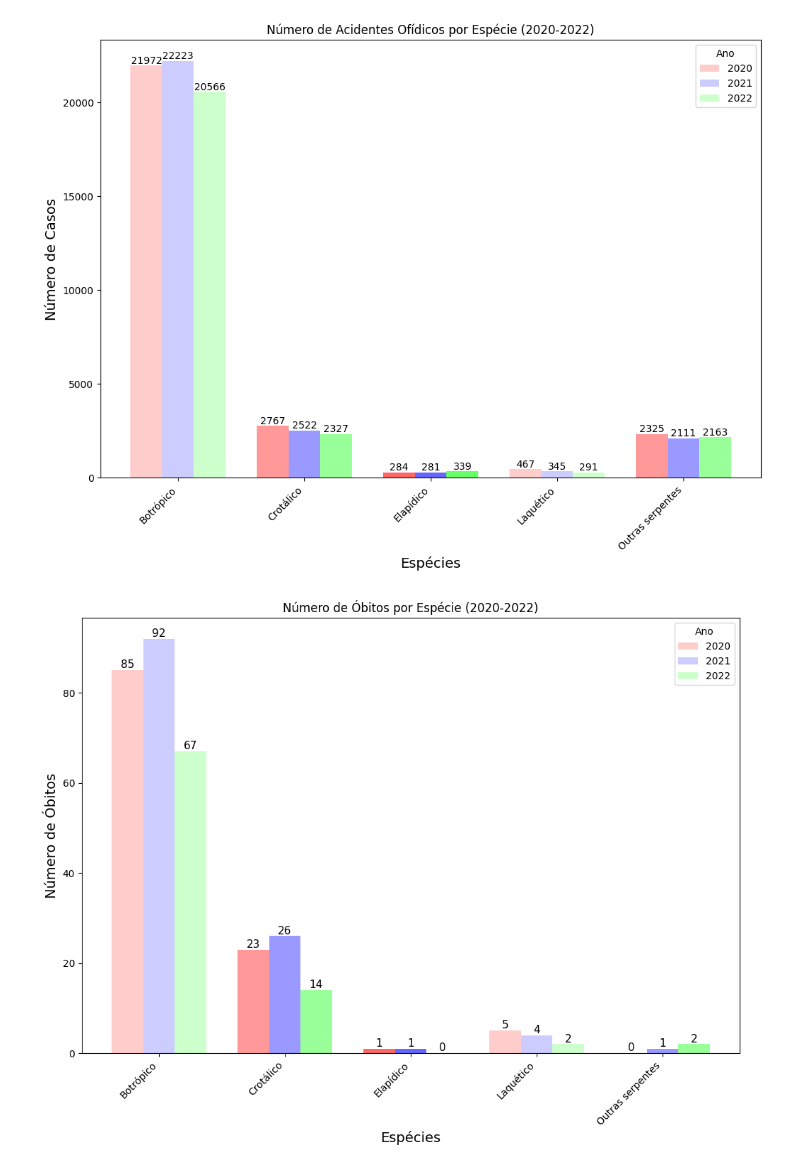
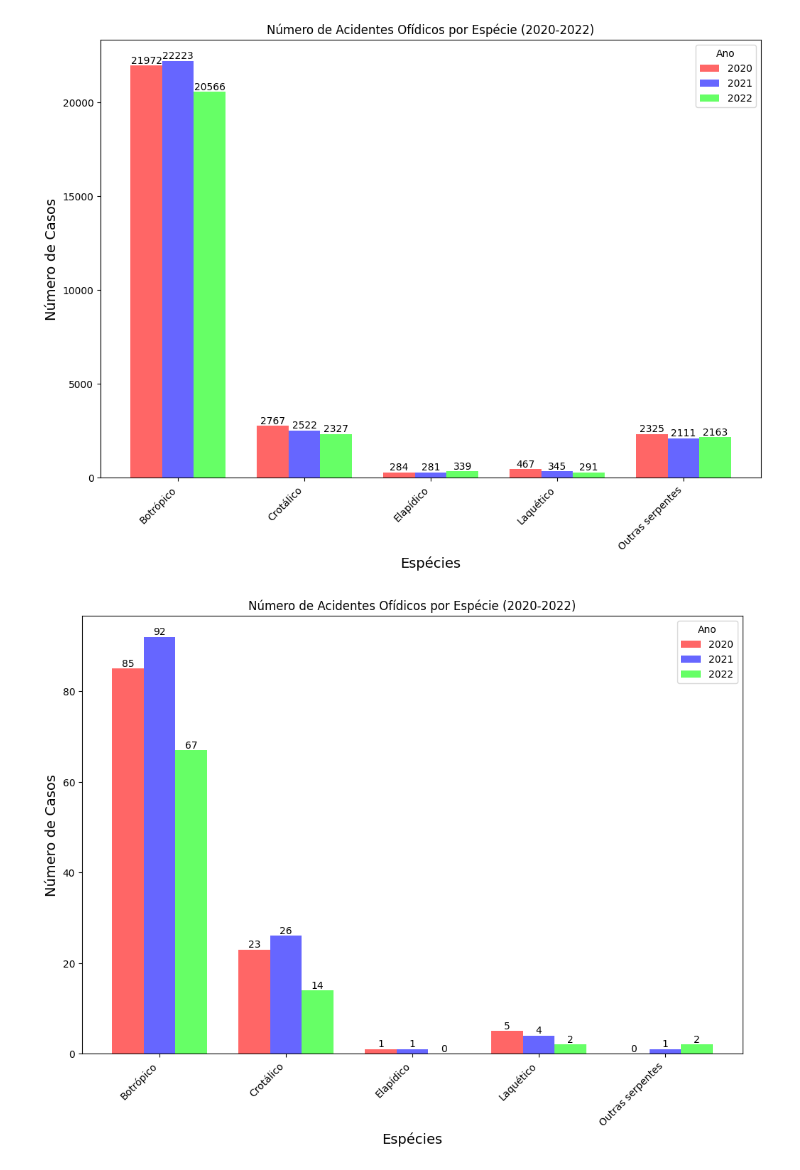
Before and after one commit to VitorTakiuti/Bar-columns-based-on-ofidic-acidents-, a Jupyter notebook: BarColumns_OfidicAccidents.ipynb, the cells around one changed output. Saved outputs shown, nothing was run; the diff lists cells and outputs as text; code cells hidden in the pictures.

```diff
--- a/BarColumns_OfidicAccidents.ipynb
+++ b/BarColumns_OfidicAccidents.ipynb
@@ -20,11 +20,11 @@ index = np.arange(len(species))
 # Criar o gráfico
 fig, ax = plt.subplots(figsize=(12, 8))
 
-# Definir um degradê de cores para cada espécie
+# Definir cores sólidas para cada ano
 colors = {
-    2020: ['#ffcccc', '#ff9999', '#ff6666'],
-    2021: ['#ccccff', '#9999ff', '#6666ff'],
-    2022: ['#ccffcc', '#99ff99', '#66ff66']
+    2020: '#ff6666',  # Vermelho sólido
+    2021: '#6666ff',  # Azul sólido
+    2022: '#66ff66'   # Verde sólido
 }
 
 for i, year in enumerate(years):
@@ -55,7 +55,7 @@ ax.legend(title="Ano")
 plt.title('Número de Acidentes Ofídicos por Espécie (2020-2022)')
 plt.show()
 # %% [output]
-[figure, old version]
+[figure, new version]
 # %%
 import pandas as pd
 import matplotlib.pyplot as plt
@@ -76,39 +76,39 @@ index = np.arange(len(species))
 # Criar o gráfico
 fig, ax = plt.subplots(figsize=(12, 8))
 
-# Definir um degradê de cores para cada espécie
+# Definir cores sólidas para cada ano
 colors = {
-    2020: ['#ffcccc', '#ff9999', '#ff6666'],
-    2021: ['#ccccff', '#9999ff', '#6666ff'],
-    2022: ['#ccffcc', '#99ff99', '#66ff66']
+    2020: '#ff6666',  # Vermelho sólido
+    2021: '#6666ff',  # Azul sólido
+    2022: '#66ff66'   # Verde sólido
 }
 
 for i, year in enumerate(years):
     # Posição das barras
     bar_positions = index + i * bar_width
 
     # Filtrar os dados para o ano específico
     values = df_cobras[year]
 
     # Criar as barras
     bars = ax.bar(bar_positions, values, bar_width, color=colors[year], label=f'{year}')
 
     # Adicionar os valores no topo de cada barra
     for bar in bars:
         yval = bar.get_height()
-        ax.text(bar.get_x() + bar.get_width()/2, yval, int(yval), ha='center', va='bottom', fontsize=11)
+        ax.text(bar.get_x() + bar.get_width()/2, yval, int(yval), ha='center', va='bottom', fontsize=10)
 
 # Configurar os eixos
 ax.set_xlabel('Espécies', fontsize=14)
-ax.set_ylabel('Número de Óbitos', fontsize=14)
+ax.set_ylabel('Número de Casos', fontsize=14)
 ax.set_xticks(index + bar_width)
 ax.set_xticklabels(species, rotation=45, ha='right')
 
 # Adicionar a legenda
 ax.legend(title="Ano")
 
 # Ajustar o título e mostrar o gráfico
-plt.title('Número de Óbitos por Espécie (2020-2022)')
+plt.title('Número de Acidentes Ofídicos por Espécie (2020-2022)')
 plt.show()
 # %% [output]
-[figure, old version]
+[figure, new version]
```
Also changed, not shown: parts of 1 cell of this notebook.
